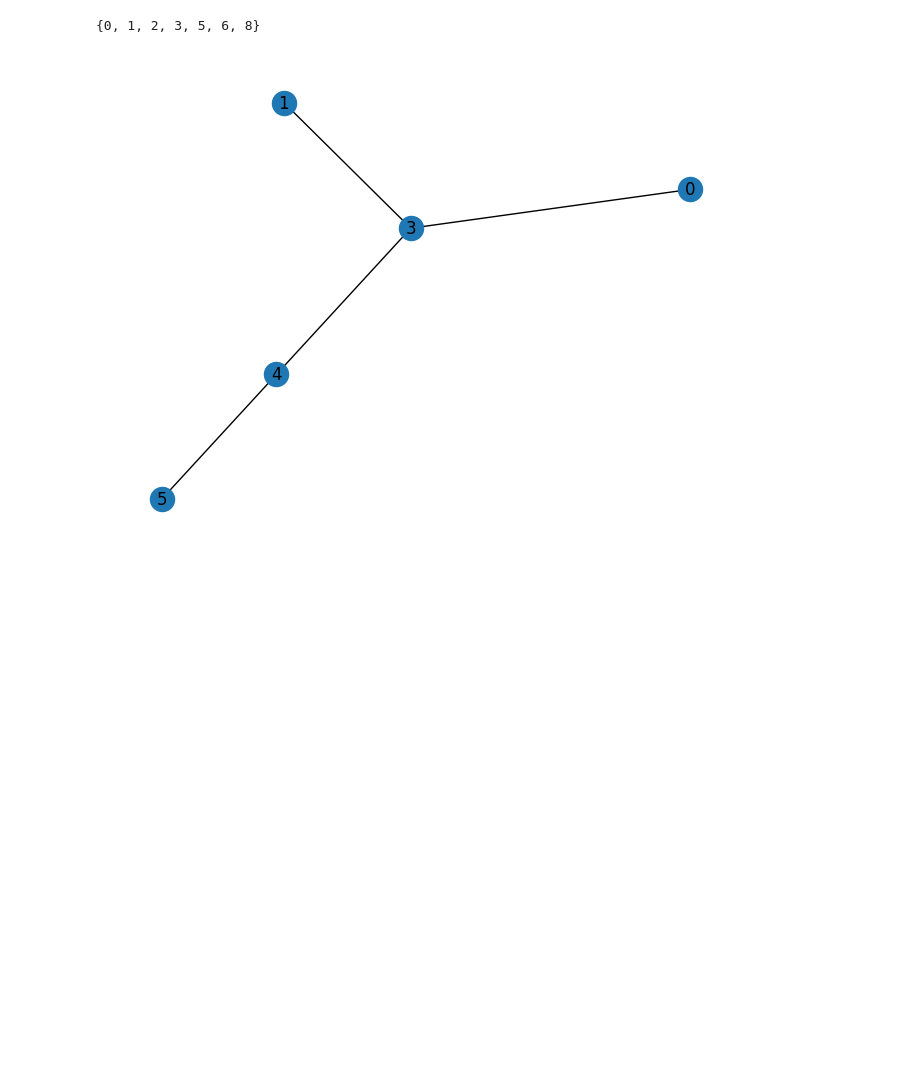
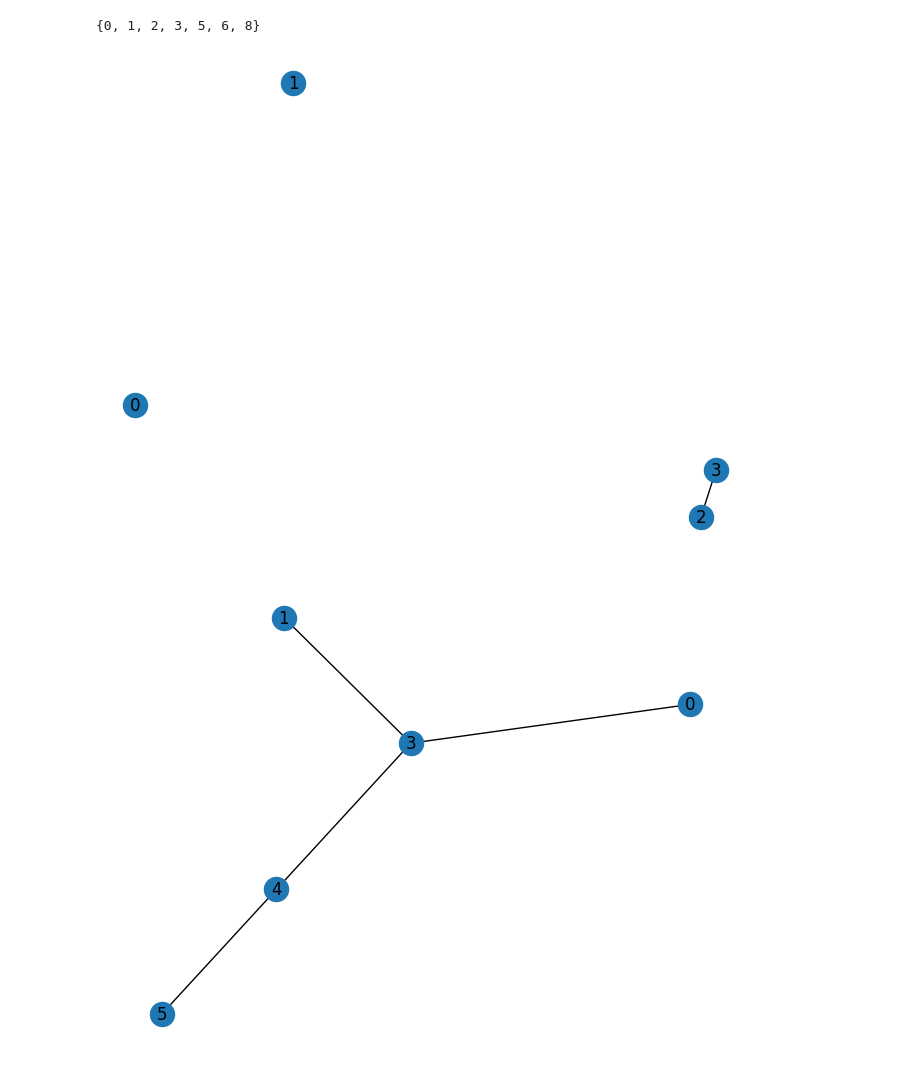
Before and after one commit to congrendai/MSc_Individual_Project, a Jupyter notebook: graphlet.ipynb, the cells around one changed output. Drawn from its saved outputs; the diff is of its cells as text; code cells hidden in the pictures; blank space fills up the shorter version.

```diff
--- a/graphlet.ipynb
+++ b/graphlet.ipynb
@@ -100,6 +100,10 @@ set(features)
 (9, 11, 12, 13) 6
 (10, 11, 12, 13) 5
 {0, 1, 2, 3, 5, 6, 8}
+# %%
+nx.draw(four_node_graphs[1], with_labels=True)
+# %% [output]
+[figure, added]
 # %%
 nx.draw(G1.subgraph((0, 1, 3, 4, 5)), with_labels=True)
 # %% [output]
```
Also changed, not shown: 2 other files.
